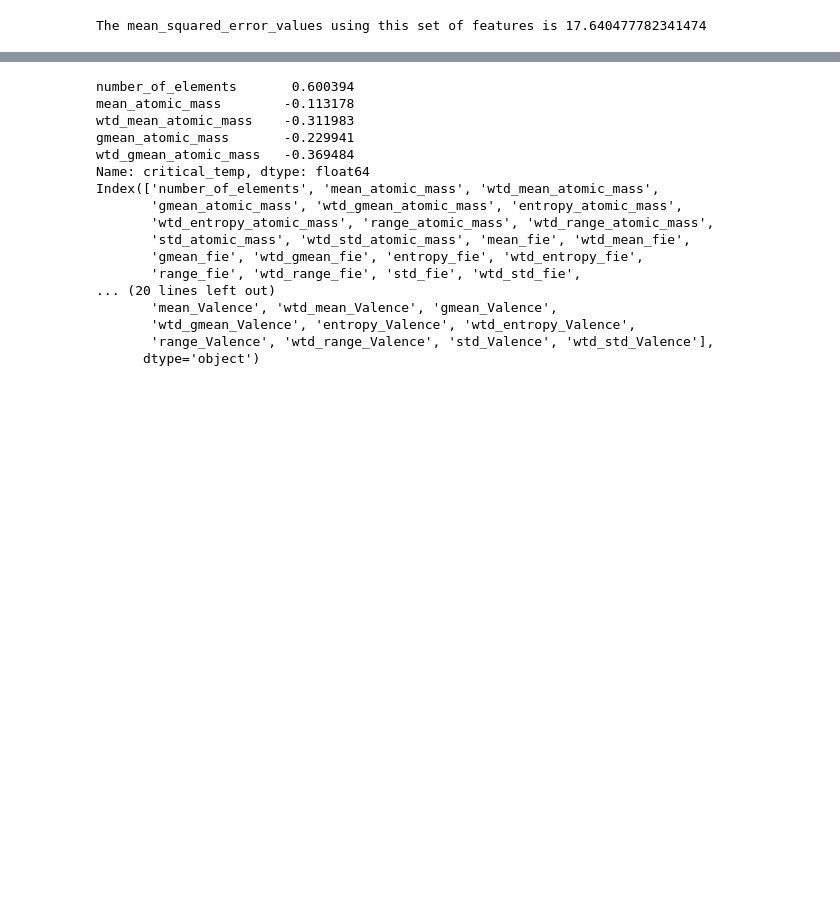
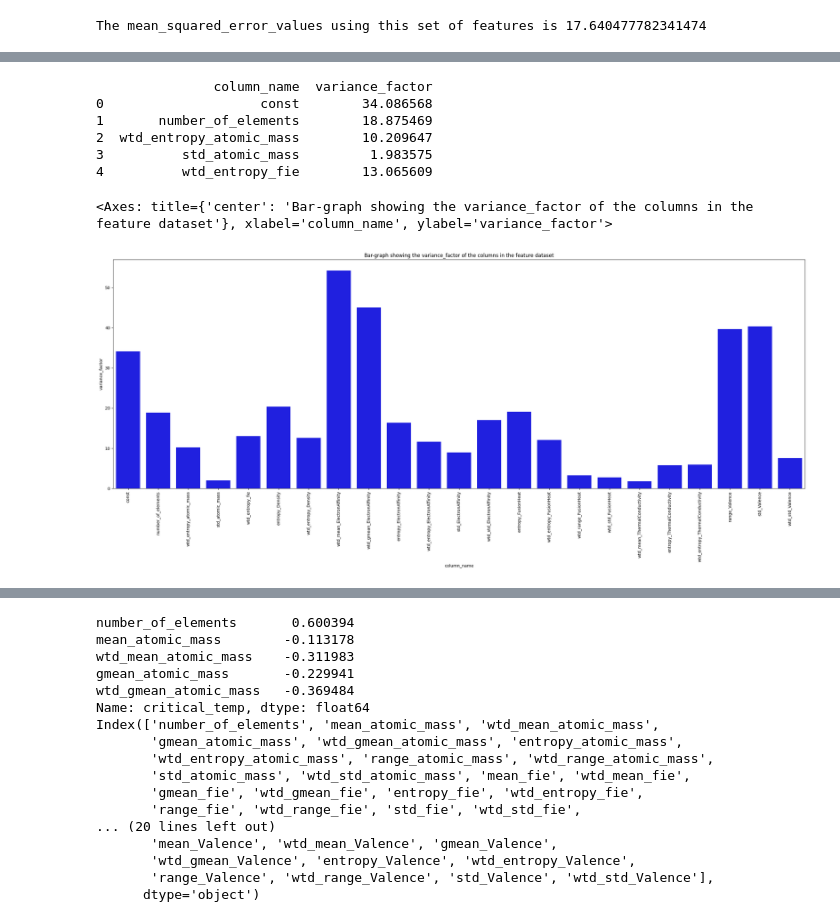
Before and after one commit to Amitejashrout99/SuperconductivityPrediction, a Jupyter notebook: InitialExploration.ipynb, the cells around one changed output, grey strips where cells are left out. Cells and saved outputs as stored; diff of their text form; code cells hidden in the pictures; blank space fills up the shorter version.

```diff
--- a/InitialExploration.ipynb
+++ b/InitialExploration.ipynb
@@ -140,0 +349,13 @@ The mean_squared_error_values using this set of features is 17.640477782341474
+# %%
+#Dropping all the features which have a very high VIF factor above 100 and analyzing the variance_factor
+atomic_properties_multicollinear_df = atomic_properties_multicollinear_df[( atomic_properties_multicollinear_df["variance_factor"] < 100 )]
+#Getting the list of all the columns in the dataframe
+columns_names_atomic_properties_multicollinear_df = atomic_properties_multicollinear_df["column_name"].values.tolist()
+#Printing the column names
+print( columns_names_atomic_properties_multicollinear_df )
+#Getting all the feature columns from the multicollinear df and taking the subset of those column from the features column
+atomic_properties_df_feature_variables = atomic_properties_df_feature_variables[ columns_names_atomic_properties_multicollinear_df ]
+#Printing the length of the columns after taking the subset
+print( f"The length of the subset after dropping the dataset is { len( atomic_properties_df_feature_variables.columns ) }" )
+#Printing the columns present in the new dataframe after taking the subset
+print( atomic_properties_df_feature_variables.columns )
@@ -140,0 +437,12 @@ The mean_squared_error_values using this set of features is 17.640477782341474
+# %%
+#Adding a constant column so that we can get the actual VIF factor as the VIF factor assumes a constant in the calculation
+#atomic_properties_filtered.loc[:,"constant_column"] = 1
+#Printing the column values
+atomic_properties_df_feature_variables_constant = add_constant( atomic_properties_df_feature_variables )
+#Printing the columns in the constant_columns
+print( atomic_properties_df_feature_variables_constant.info() )
+atomic_properties_multicollinear = pd.Series([variance_inflation_factor(  atomic_properties_df_feature_variables_constant.values, i)
+for i in range(  atomic_properties_df_feature_variables_constant.shape[1])],
+              index=atomic_properties_df_feature_variables_constant.columns)
+#Printing the series
+print( atomic_properties_multicollinear )
@@ -140,0 +467,25 @@ The mean_squared_error_values using this set of features is 17.640477782341474
+# %%
+#Converting the multicollinear properties to a dataframe and plotting the results in form of a bar-graph
+atomic_properties_multicollinear_df = atomic_properties_multicollinear.to_frame( name = "variance_factor" )
+#Resetting the index so as to create a new dataframe with the updated results
+atomic_properties_multicollinear_df = atomic_properties_multicollinear_df.reset_index( level = 0 )
+#Changing the column name
+atomic_properties_multicollinear_df = atomic_properties_multicollinear_df.rename( columns={ "index":"column_name" } )
+#Printing the dataframe after creating the dataframe
+print( atomic_properties_multicollinear_df.head() )
+# %% [output]
+               column_name  variance_factor
+0                    const        34.086568
+1       number_of_elements        18.875469
+2  wtd_entropy_atomic_mass        10.209647
+3          std_atomic_mass         1.983575
+4          wtd_entropy_fie        13.065609
+# %%
+#Plotting the variance factor in form of a bar-graph so that we can identify which column_name should be dropped after the first round of the filtering
+plt.figure( figsize = ( 30,10 ) )
+plt.title( "Bar-graph showing the variance_factor of the columns in the feature dataset" )
+plt.xticks(np.arange(0,len( atomic_properties_multicollinear_df["column_name"].values ),step=1), atomic_properties_multicollinear_df["column_name"].values , rotation='vertical')
+sns.barplot( data = atomic_properties_multicollinear_df , x= "column_name" , y = "variance_factor" , color = 'blue')
+# %% [output]
+<Axes: title={'center': 'Bar-graph showing the variance_factor of the columns in the feature dataset'}, xlabel='column_name', ylabel='variance_factor'>
+[figure, added]
```
Also changed, not shown: parts of 50 cells of this notebook.
